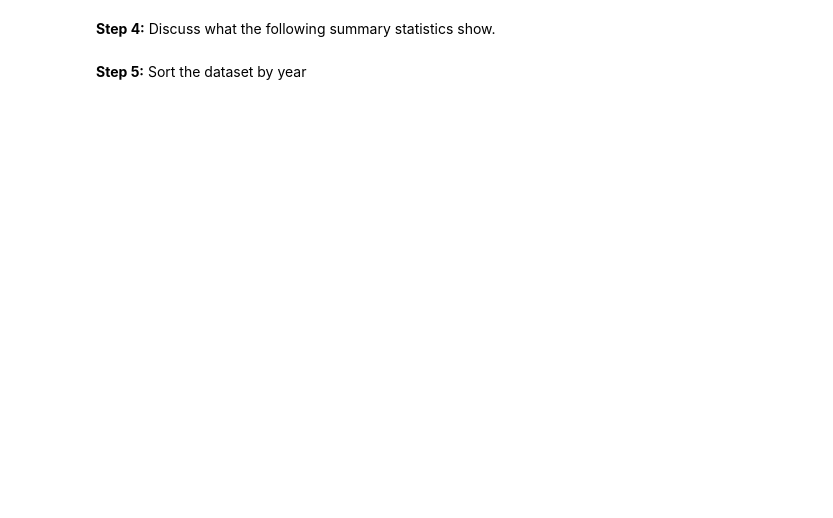
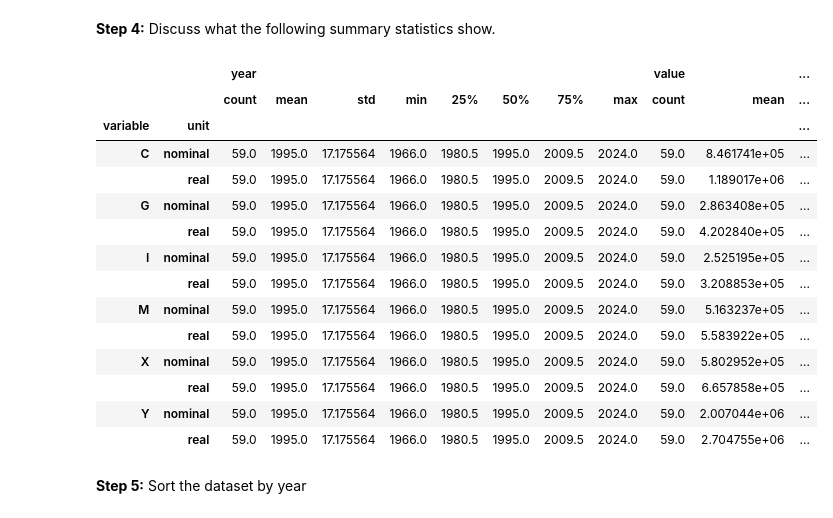
Before and after one commit to mcp656/ProgEcon-exercises, a Jupyter notebook: Problem_set_2_Descriptive_economics/Problem_set_2.ipynb, the cells around one changed output. Drawn from its saved outputs; the diff is of its cells as text; code cells hidden in the pictures; blank space fills up the shorter version.

```diff
--- a/Problem_set_2_Descriptive_economics/Problem_set_2.ipynb
+++ b/Problem_set_2_Descriptive_economics/Problem_set_2.ipynb
@@ -293,0 +300,15 @@ unit_dict['Current prices'] = 'nominal'
+# %%
+# Create an instance of the DstApi class for the NAH1 dataset
+nah1_api = DstApi('nah1')
+
+# Get the base parameters for the API call
+params = nah1_api._define_base_params(language='en')
+
+# Display the base parameters
+display(params)
+
+# Get the data from the API with the specified parameters
+nah1 = nah1_api.get_data(params)
+
+# Create a copy of the original dataframe to not overwrite it
+nah1_true = nah1.copy()
@@ -303,0 +334,12 @@ unit_dict['Current prices'] = 'nominal'
+# %%
+# Rename the columns TRANSAKT, PRISENHED, TID, INDHOLD to variable, unit, year, value
+nah1_true = nah1_true.rename(columns=columns_dict)
+
+# Rename the variables in the column rows using var_dict
+nah1_true['variable'] = nah1_true['variable'].replace(var_dict)
+
+# Rename the units in the column rows using unit_dict
+nah1_true['unit'] = nah1_true['unit'].replace(unit_dict)
+
+# Show the head of the dataframe to see the changes
+nah1_true.head(10)
@@ -308,0 +360,10 @@ unit_dict['Current prices'] = 'nominal'
+# %%
+# Keep rows where variable is in var_dict values
+mask = nah1_true['variable'].isin(var_dict.values())
+nah1_true = nah1_true[mask]
+
+# Convert the value column to float - meaning numbers with decimals
+nah1_true['value'] = nah1_true['value'].astype('float')
+
+# Show the first five rows to see the changes
+nah1_true.head()
@@ -313,2 +379,21 @@ unit_dict['Current prices'] = 'nominal'
+# %%
+# Show summary statistics for each variable and unit combination - real and nominal
+nah1_true.groupby(['variable','unit']).describe()
+# %% [output]
+|  |  | year |  |  |  |  |  |  |  | value |  | ... |
+|  |  | count | mean | std | min | 25% | 50% | 75% | max | count | mean | ... |
+| variable | unit |  |  |  |  |  |  |  |  |  |  | ... |
+| C | nominal | 59.0 | 1995.0 | 17.175564 | 1966.0 | 1980.5 | 1995.0 | 2009.5 | 2024.0 | 59.0 | 8.461741e+05 | ... |
+|  | real | 59.0 | 1995.0 | 17.175564 | 1966.0 | 1980.5 | 1995.0 | 2009.5 | 2024.0 | 59.0 | 1.189017e+06 | ... |
+| G | nominal | 59.0 | 1995.0 | 17.175564 | 1966.0 | 1980.5 | 1995.0 | 2009.5 | 2024.0 | 59.0 | 2.863408e+05 | ... |
+|  | real | 59.0 | 1995.0 | 17.175564 | 1966.0 | 1980.5 | 1995.0 | 2009.5 | 2024.0 | 59.0 | 4.202840e+05 | ... |
+| I | nominal | 59.0 | 1995.0 | 17.175564 | 1966.0 | 1980.5 | 1995.0 | 2009.5 | 2024.0 | 59.0 | 2.525195e+05 | ... |
+|  | real | 59.0 | 1995.0 | 17.175564 | 1966.0 | 1980.5 | 1995.0 | 2009.5 | 2024.0 | 59.0 | 3.208853e+05 | ... |
+| M | nominal | 59.0 | 1995.0 | 17.175564 | 1966.0 | 1980.5 | 1995.0 | 2009.5 | 2024.0 | 59.0 | 5.163237e+05 | ... |
+|  | real | 59.0 | 1995.0 | 17.175564 | 1966.0 | 1980.5 | 1995.0 | 2009.5 | 2024.0 | 59.0 | 5.583922e+05 | ... |
+| X | nominal | 59.0 | 1995.0 | 17.175564 | 1966.0 | 1980.5 | 1995.0 | 2009.5 | 2024.0 | 59.0 | 5.802952e+05 | ... |
+|  | real | 59.0 | 1995.0 | 17.175564 | 1966.0 | 1980.5 | 1995.0 | 2009.5 | 2024.0 | 59.0 | 6.657858e+05 | ... |
+| Y | nominal | 59.0 | 1995.0 | 17.175564 | 1966.0 | 1980.5 | 1995.0 | 2009.5 | 2024.0 | 59.0 | 2.007044e+06 | ... |
+|  | real | 59.0 | 1995.0 | 17.175564 | 1966.0 | 1980.5 | 1995.0 | 2009.5 | 2024.0 | 59.0 | 2.704755e+06 | ... |
 # %% [markdown]
 **Step 5:** Sort the dataset by year
```
Also changed, not shown: parts of 34 cells of this notebook.
